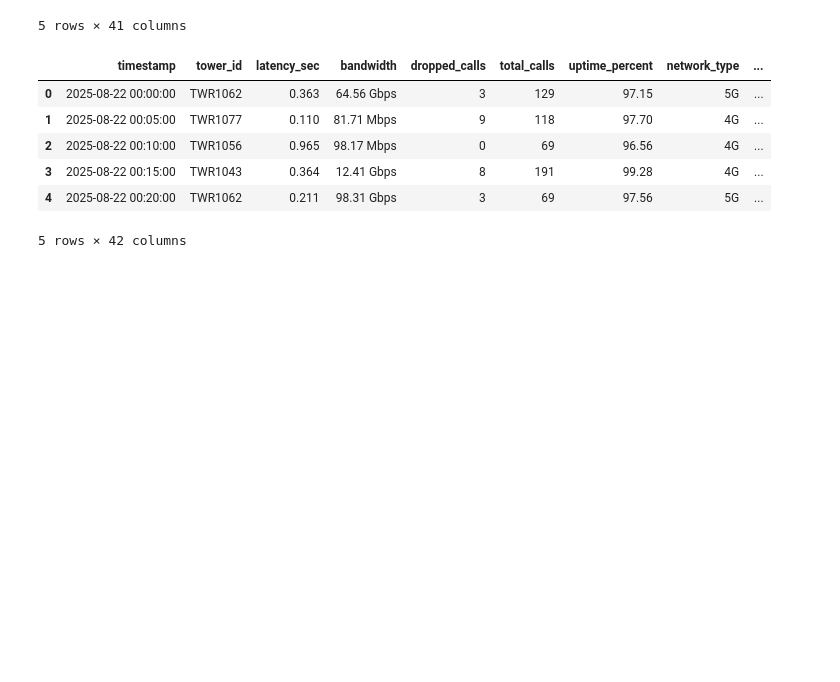
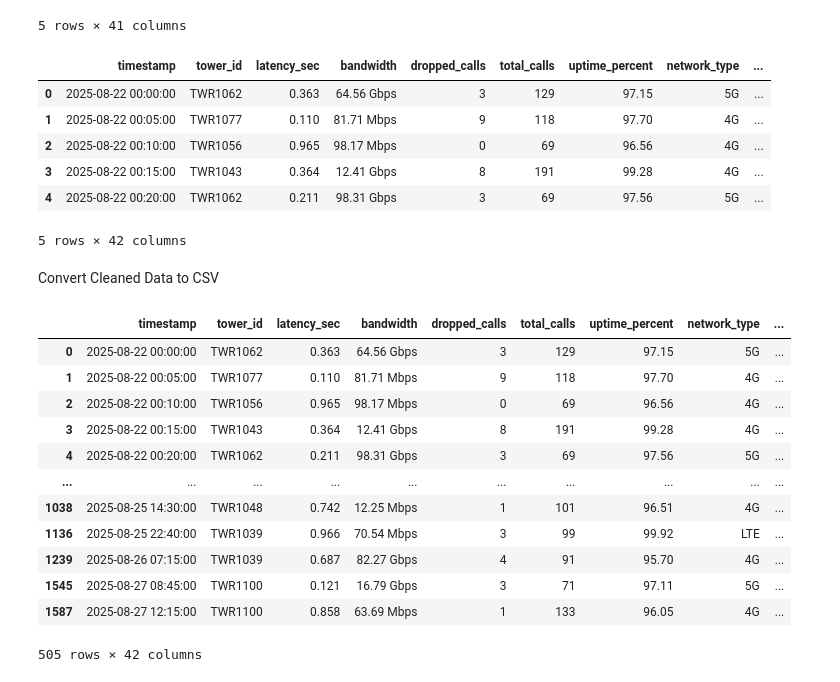
Before and after one commit to VOIS-Hackathon/Network_Optimization_via_Analytics, a Jupyter notebook: data/clean_data.ipynb, the cells around one changed output. Saved outputs shown, nothing was run; the diff lists cells and outputs as text; code cells hidden in the pictures; blank space fills up the shorter version.

```diff
--- a/data/clean_data.ipynb
+++ b/data/clean_data.ipynb
@@ -72,3 +72,5 @@ df.head()
 | 3 | 2025-08-22 00:15:00 | TWR1043 | 0.364 | 12.41 Gbps | 8 | 191 | 99.28 | 4G | ... |
 | 4 | 2025-08-22 00:20:00 | TWR1062 | 0.211 | 98.31 Gbps | 3 | 69 | 97.56 | 5G | ... |
 5 rows × 42 columns
+# %% [markdown]
+Convert Cleaned Data to CSV
@@ -74,0 +79,17 @@ df.head()
+# %%
+another_df=df.groupby("tower_id")
+another_df.head()
+# %% [output]
+|  | timestamp | tower_id | latency_sec | bandwidth | dropped_calls | total_calls | uptime_percent | network_type | ... |
+| 0 | 2025-08-22 00:00:00 | TWR1062 | 0.363 | 64.56 Gbps | 3 | 129 | 97.15 | 5G | ... |
+| 1 | 2025-08-22 00:05:00 | TWR1077 | 0.110 | 81.71 Mbps | 9 | 118 | 97.70 | 4G | ... |
+| 2 | 2025-08-22 00:10:00 | TWR1056 | 0.965 | 98.17 Mbps | 0 | 69 | 96.56 | 4G | ... |
+| 3 | 2025-08-22 00:15:00 | TWR1043 | 0.364 | 12.41 Gbps | 8 | 191 | 99.28 | 4G | ... |
+| 4 | 2025-08-22 00:20:00 | TWR1062 | 0.211 | 98.31 Gbps | 3 | 69 | 97.56 | 5G | ... |
+| ... | ... | ... | ... | ... | ... | ... | ... | ... | ... |
+| 1038 | 2025-08-25 14:30:00 | TWR1048 | 0.742 | 12.25 Mbps | 1 | 101 | 96.51 | 4G | ... |
+| 1136 | 2025-08-25 22:40:00 | TWR1039 | 0.966 | 70.54 Mbps | 3 | 99 | 99.92 | LTE | ... |
+| 1239 | 2025-08-26 07:15:00 | TWR1039 | 0.687 | 82.27 Gbps | 4 | 91 | 95.70 | 4G | ... |
+| 1545 | 2025-08-27 08:45:00 | TWR1100 | 0.121 | 16.79 Gbps | 3 | 71 | 97.11 | 5G | ... |
+| 1587 | 2025-08-27 12:15:00 | TWR1100 | 0.858 | 63.69 Mbps | 1 | 133 | 96.05 | 4G | ... |
+505 rows × 42 columns
```
Also changed, not shown: parts of 1 cell of this notebook, 3 other files.
